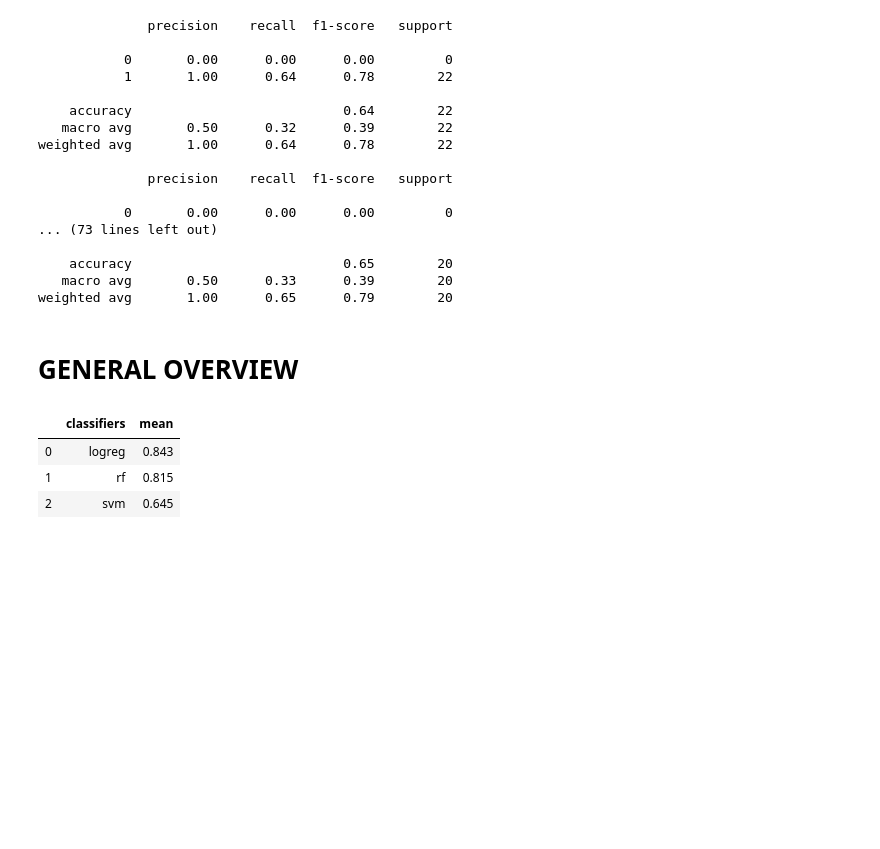
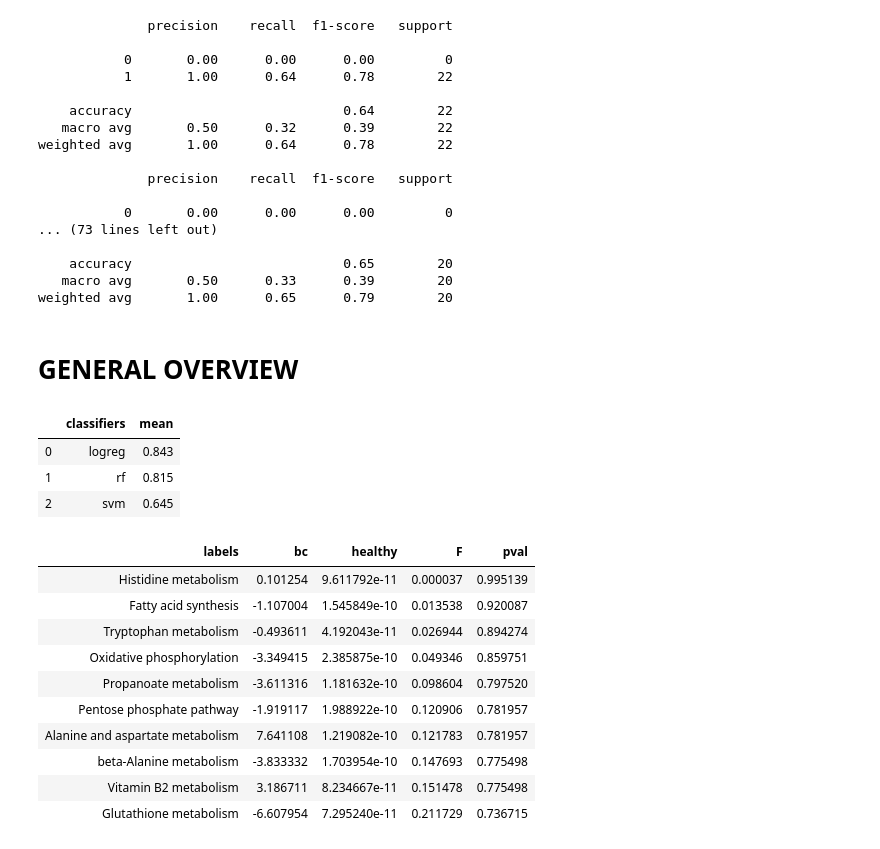
Before and after one commit to alperdokay/breast-cancer-studies, a Jupyter notebook: 29.04.2020 BC Analysis - New.ipynb, the cells around one changed output. Saved outputs shown, nothing was run; the diff lists cells and outputs as text; code cells hidden in the pictures; blank space fills up the shorter version.

```diff
--- a/29.04.2020 BC Analysis - New.ipynb
+++ b/29.04.2020 BC Analysis - New.ipynb
@@ -198,0 +242,15 @@ df.sort_values('mean', ascending=False)
+# %%
+df_pathways = feature_importance_anova(X_df.fillna(0), y)
+df_pathways.head(10)
+# %% [output]
+| labels | bc | healthy | F | pval |
+| Histidine metabolism | 0.101254 | 9.611792e-11 | 0.000037 | 0.995139 |
+| Fatty acid synthesis | -1.107004 | 1.545849e-10 | 0.013538 | 0.920087 |
+| Tryptophan metabolism | -0.493611 | 4.192043e-11 | 0.026944 | 0.894274 |
+| Oxidative phosphorylation | -3.349415 | 2.385875e-10 | 0.049346 | 0.859751 |
+| Propanoate metabolism | -3.611316 | 1.181632e-10 | 0.098604 | 0.797520 |
+| Pentose phosphate pathway | -1.919117 | 1.988922e-10 | 0.120906 | 0.781957 |
+| Alanine and aspartate metabolism | 7.641108 | 1.219082e-10 | 0.121783 | 0.781957 |
+| beta-Alanine metabolism | -3.833332 | 1.703954e-10 | 0.147693 | 0.775498 |
+| Vitamin B2 metabolism | 3.186711 | 8.234667e-11 | 0.151478 | 0.775498 |
+| Glutathione metabolism | -6.607954 | 7.295240e-11 | 0.211729 | 0.736715 |
```
Also changed, not shown: parts of 1 cell of this notebook, 3 other files.
